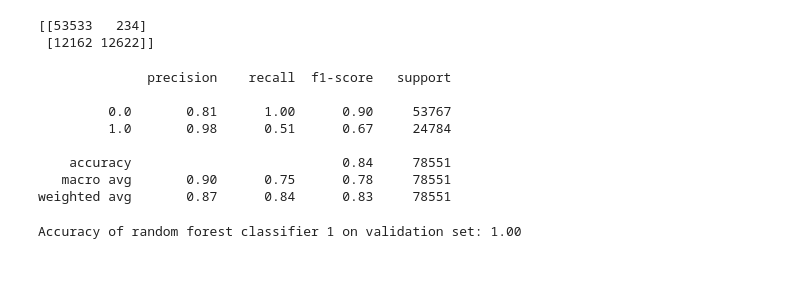
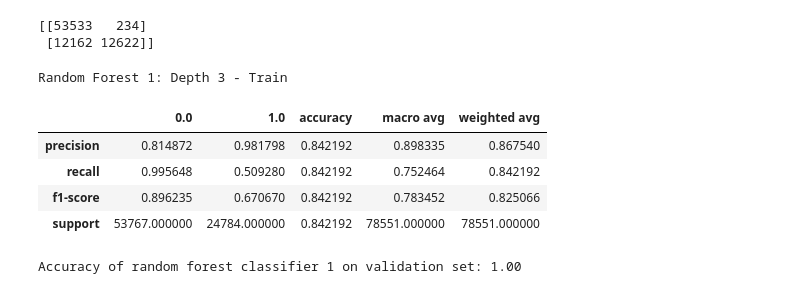
Before and after one commit to Jared-Godar/ecg_anomaly_detection, a Jupyter notebook: report.ipynb, the cells around one changed output. Cells and saved outputs as stored; diff of their text form; code cells hidden in the pictures.

```diff
--- a/report.ipynb
+++ b/report.ipynb
@@ -393,14 +391,3 @@ print(confusion_matrix(Y_train, y_pred_train_rf1))
 # %% [output]
 [[53533   234]
  [12162 12622]]
-# %%
-print(classification_report(Y_train, y_pred_train_rf1))
-# %% [output]
-              precision    recall  f1-score   support
-
-         0.0       0.81      1.00      0.90     53767
-         1.0       0.98      0.51      0.67     24784
-
-    accuracy                           0.84     78551
-   macro avg       0.90      0.75      0.78     78551
-weighted avg       0.87      0.84      0.83     78551
@@ -407,3 +396,14 @@ weighted avg       0.87      0.84      0.83     78551
+# %%
+rf1_train_report = classification_report(Y_train, y_pred_train_rf1, output_dict=True)
+print('Random Forest 1: Depth 3 - Train')
+pd.DataFrame(rf1_train_report)
+# %% [output]
+Random Forest 1: Depth 3 - Train
+|  | 0.0 | 1.0 | accuracy | macro avg | weighted avg |
+| precision | 0.814872 | 0.981798 | 0.842192 | 0.898335 | 0.867540 |
+| recall | 0.995648 | 0.509280 | 0.842192 | 0.752464 | 0.842192 |
+| f1-score | 0.896235 | 0.670670 | 0.842192 | 0.783452 | 0.825066 |
+| support | 53767.000000 | 24784.000000 | 0.842192 | 78551.000000 | 78551.000000 |
 # %%
 print('Accuracy of random forest classifier 1 on validation set: {:.2f}'
      .format(rf1.score(X_validate, y_pred_validate_rf1)))
```
Also changed, not shown: parts of 27 cells of this notebook, 1 other file.
